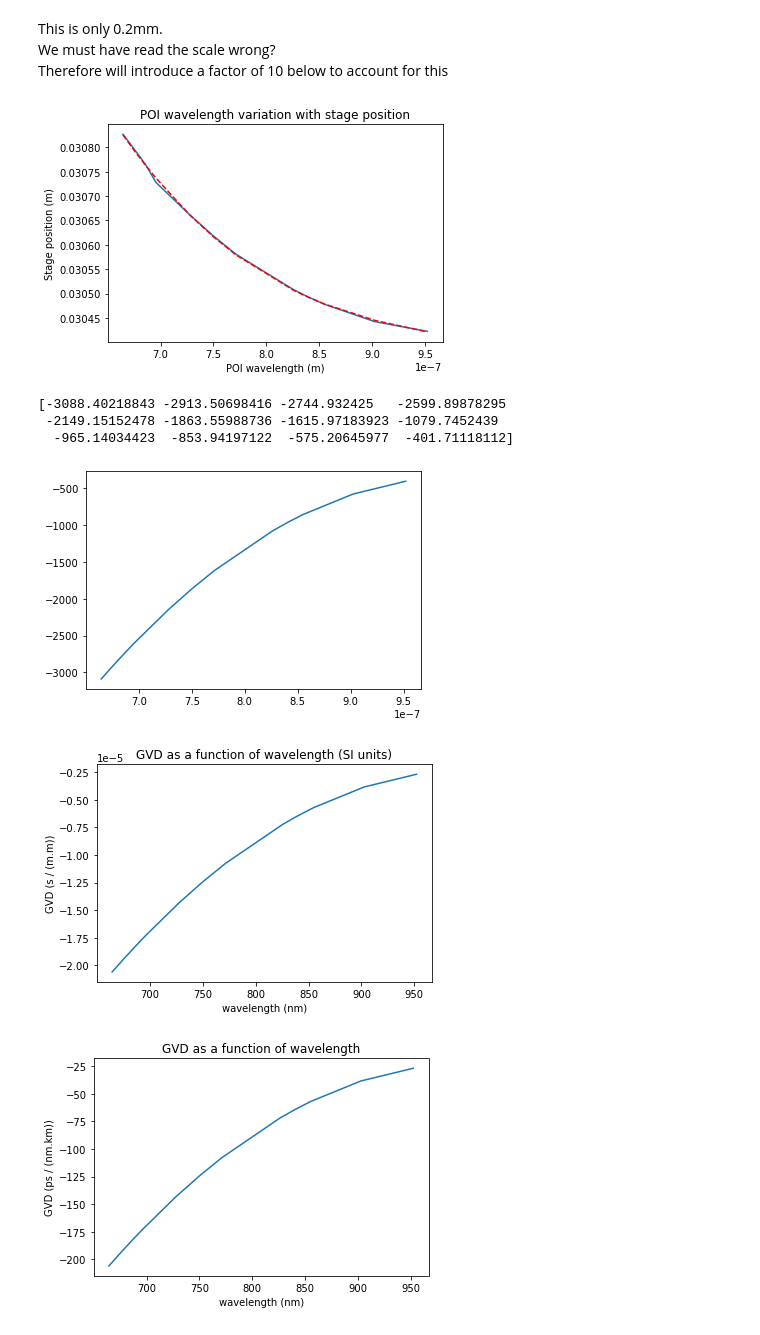
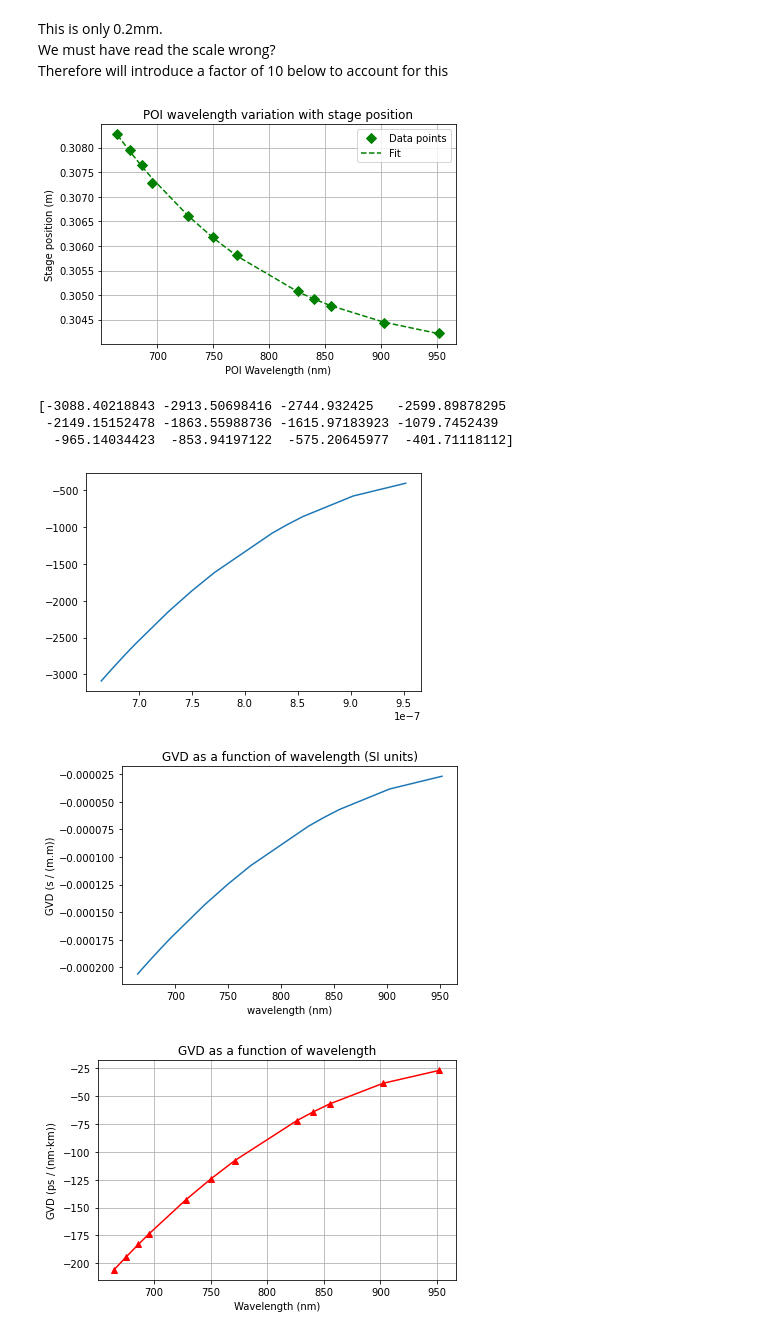
Before and after one commit to jmorse2020/Physics-FYP, a Jupyter notebook: Delay-change-manual-dispersion-measurement.ipynb, the cells around one changed output. Drawn from its saved outputs; the diff is of its cells as text; code cells hidden in the pictures.

Commit message:
Upate plot style

```diff
--- a/Delay-change-manual-dispersion-measurement.ipynb
+++ b/Delay-change-manual-dispersion-measurement.ipynb
@@ -57,54 +57,65 @@ We must have read the scale wrong?
 Therefore will introduce a factor of 10 below to account for this
 # %%
 #Plotting stage position Vs the POI wavelength
-plt.plot(poi*1e-9,stage_pos*2*1e-3) #The x is actually the difference in path length so you get a factor of 2
-plt.xlabel("POI wavelength (m)")
+plt.plot(poi,stage_pos*2*1e-3*10, marker='D',linestyle='', markeredgecolor='green', color='green', markersize = 7, label="Data points") #The x is actually the difference in path length so you get a factor of 2, # Multiplying by 10 to account for vernier reading error in plot
+
+plt.xlabel("POI Wavelength (nm)")
 plt.ylabel("Stage position (m)")
 #plt.show()
 
 #fit a curve to this data - plotting everything in SI units to begin with
 fit_coeffs = np.polyfit(poi*1e-9, stage_pos*2*1e-3, 3) #The x is actually the difference in path length so you get a factor of 2
 fit = np.polyval(fit_coeffs, poi*1e-9)
-plt.plot(poi*1e-9,fit,color='r',linestyle='--')
+plt.plot(poi,fit*10,color='green',linestyle='--', label="Fit") # Multiplying by 10 to account for vernier reading error in plot
 
 plt.title("POI wavelength variation with stage position")
-
+plt.legend()
+plt.grid()
+plt.tight_layout()
+plt.savefig("/Users/jackmorse/Desktop/POI-vs-stage-position.png", dpi=1200)
 plt.show()
 # %% [output]
-[figure, old version]
+[figure, new version]
 # %%
 #get deriv of this curve
 fit_coeffs = np.polyfit(poi*1e-9, stage_pos*2*1e-3, 3)
 f = np.poly1d(fit_coeffs)
 derivative = np.polyder(f)
 y_derivative = derivative(poi*1e-9)
 print(y_derivative)
 plt.plot(poi*1e-9,y_derivative)
 plt.show()
 
 c=3e8
 L=0.5 #Fibre length roughly half a metre?
 
 big_D = (1/(c * L)) * y_derivative * 10 #This is the factor of 10 needed due to error in reading vernier scale
 plt.plot(poi,big_D)
 plt.xlabel("wavelength (nm)")
 plt.ylabel("GVD (s / (m.m))")
 plt.title("GVD as a function of wavelength (SI units)")
 plt.show()
 
 #Now plottong again, but for the usual unit for GVD which is ps / nm.km
 c = 3e8 * 0.001 #convert c from m s^-1 to nm ps^-1
 L = 0.5 * 0.001 #converting fibre length from m to km)
 big_D_new_units = (1/(c*L))*y_derivative*10 #This is the factor of 10 needed due to error in reading vernier scale
-plt.plot(poi,big_D_new_units)
-plt.xlabel("wavelength (nm)")
-plt.ylabel("GVD (ps / (nm.km))")
+
+fit_coeffs_2 = np.polyfit(poi*1e-9, big_D_new_units, 3) #The x is actually the difference in path length so you get a factor of 2
+fit_2 = np.polyval(fit_coeffs_2, poi*1e-9)
+plt.plot(poi,big_D_new_units, marker = '^', color='r', linestyle='', label="Data points")
+plt.plot(poi, fit_2, color='r', label = "GVD Fit")
+plt.xlabel("Wavelength (nm)")
+plt.ylabel("GVD (ps / (nm$\cdot$km))")
 plt.title("GVD as a function of wavelength")
+plt.grid()
+plt.tight_layout()
+plt.savefig("/Users/jackmorse/Desktop/Manual-GVD.png", dpi=1200)
 plt.show()
 # %% [output]
 [-3088.40218843 -2913.50698416 -2744.932425   -2599.89878295
  -2149.15152478 -1863.55988736 -1615.97183923 -1079.7452439
   -965.14034423  -853.94197122  -575.20645977  -401.71118112]
 [figure]
-[figure, old version]
+[figure, new version]
-[figure, old version]
+[figure, new version]
```
Also changed, not shown: parts of 1 cell of this notebook.
